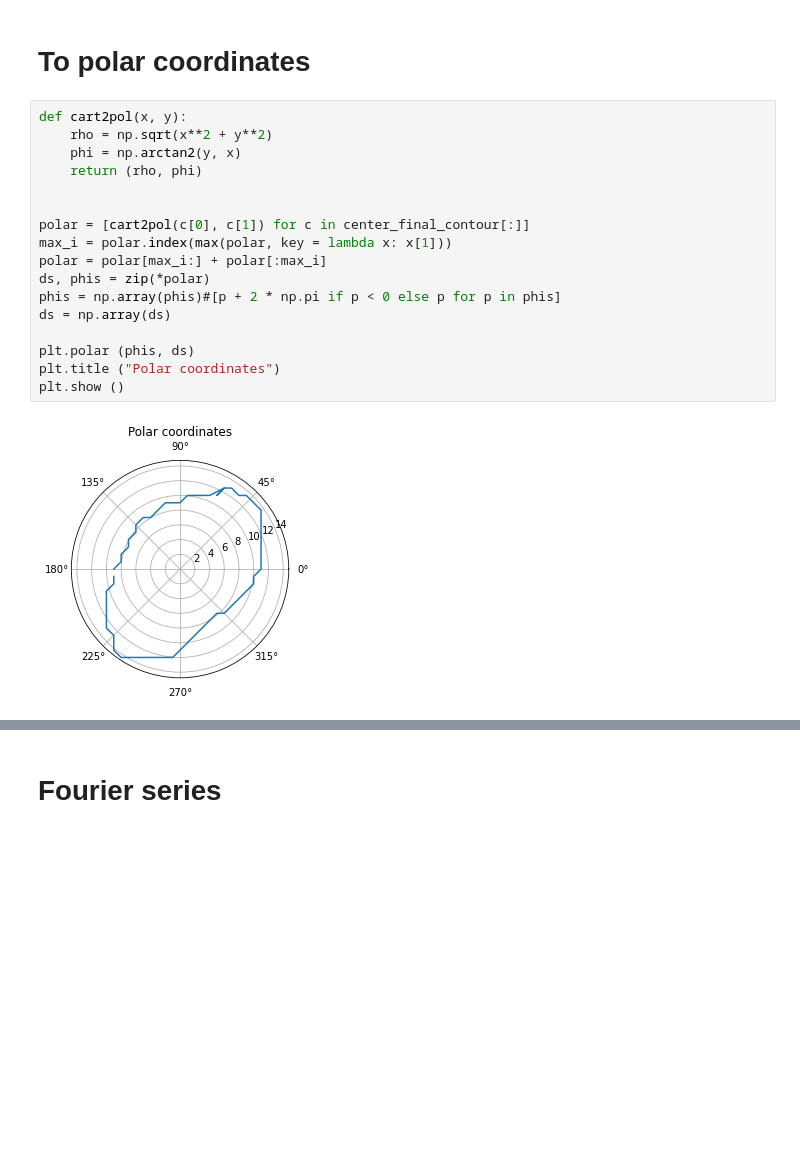
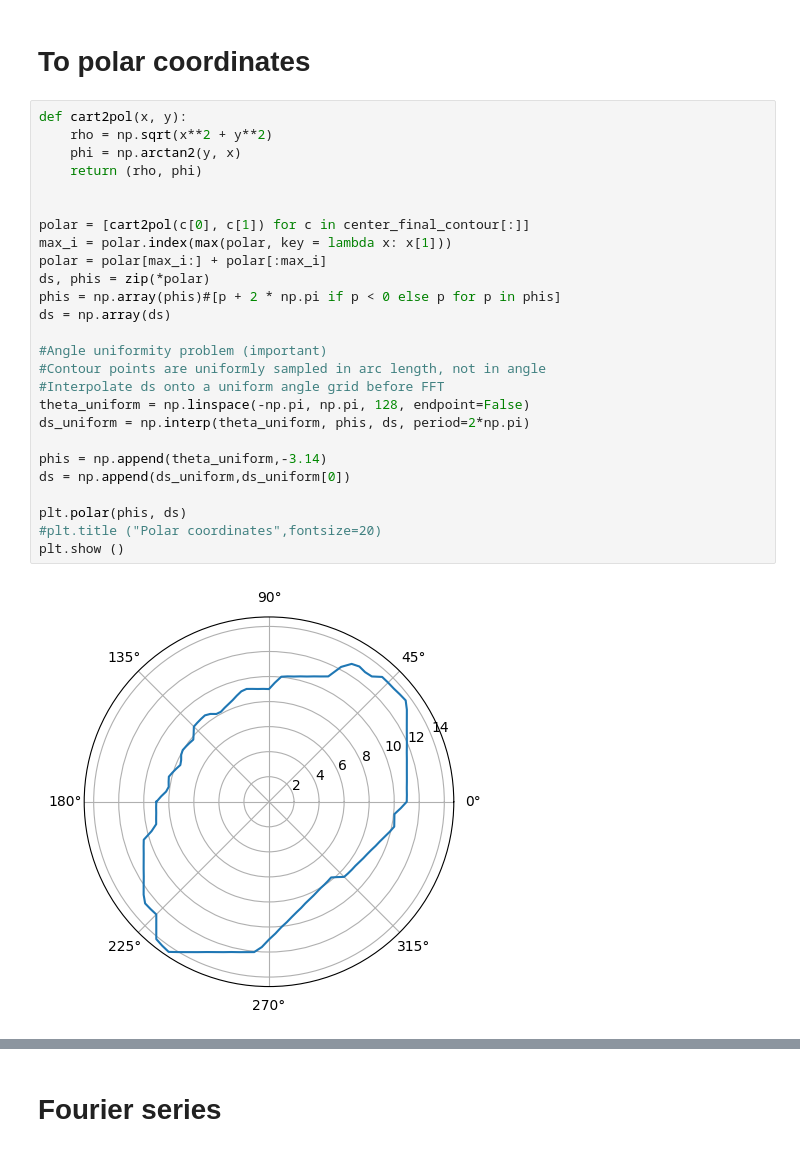
Before and after one commit to lampis-tzai/handwriting-evidence-evaluation-fourier-based-feature-extraction, a Jupyter notebook: Fourier_feature_extraction/step_by_step_image_preprocessing.ipynb, the cells around one changed output, grey strips where cells are left out. Drawn from its saved outputs; the diff is of its cells as text; blank space fills up the shorter version.

Commit message:
better image procedure

```diff
--- a/Fourier_feature_extraction/step_by_step_image_preprocessing.ipynb
+++ b/Fourier_feature_extraction/step_by_step_image_preprocessing.ipynb
@@ -187,19 +189,28 @@ plt.show()
 # %%
 def cart2pol(x, y):
     rho = np.sqrt(x**2 + y**2)
     phi = np.arctan2(y, x)
     return (rho, phi)
 
 
 polar = [cart2pol(c[0], c[1]) for c in center_final_contour[:]]
 max_i = polar.index(max(polar, key = lambda x: x[1]))
 polar = polar[max_i:] + polar[:max_i]
 ds, phis = zip(*polar)
 phis = np.array(phis)#[p + 2 * np.pi if p < 0 else p for p in phis]
 ds = np.array(ds)
 
-plt.polar (phis, ds)
-plt.title ("Polar coordinates")
+#Angle uniformity problem (important)
+#Contour points are uniformly sampled in arc length, not in angle
+#Interpolate ds onto a uniform angle grid before FFT
+theta_uniform = np.linspace(-np.pi, np.pi, 128, endpoint=False)
+ds_uniform = np.interp(theta_uniform, phis, ds, period=2*np.pi)
+
+phis = np.append(theta_uniform,-3.14)
+ds = np.append(ds_uniform,ds_uniform[0])
+
+plt.polar(phis, ds)
+#plt.title ("Polar coordinates",fontsize=20)
 plt.show ()
 # %% [output]
-[figure, old version]
+[figure, new version]
```
Also changed, not shown: parts of 11 cells of this notebook, 3 other files.
